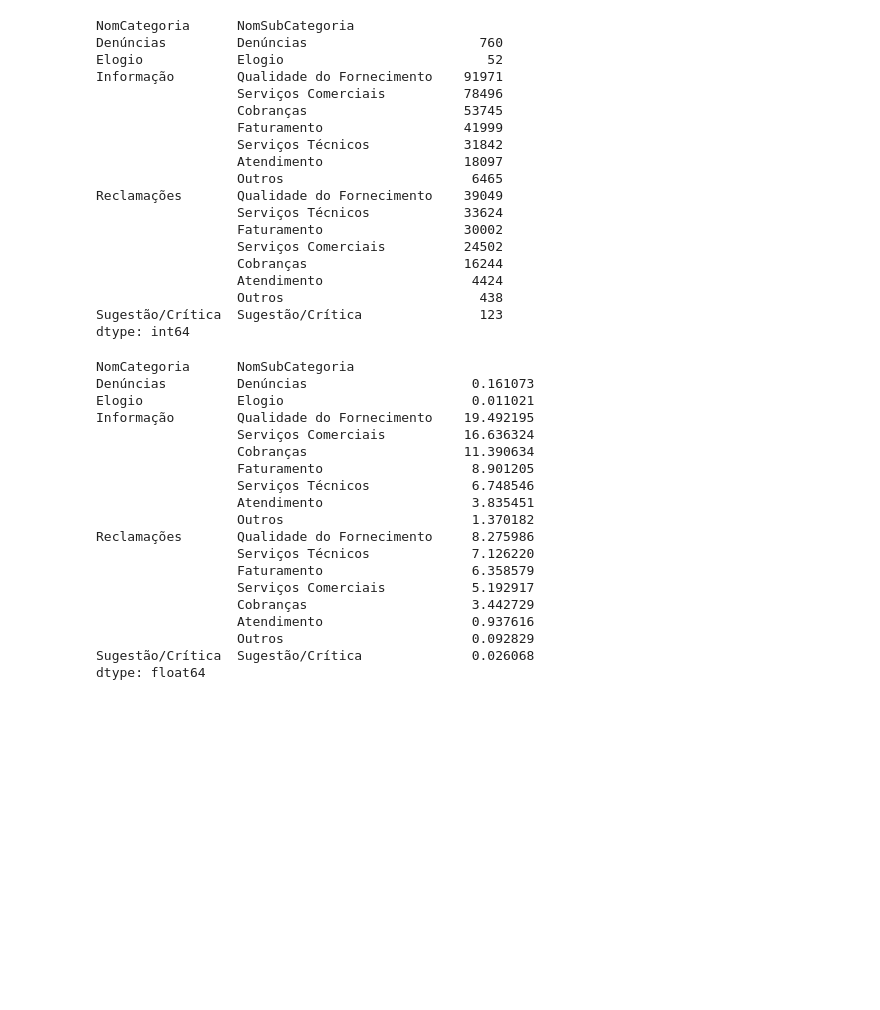
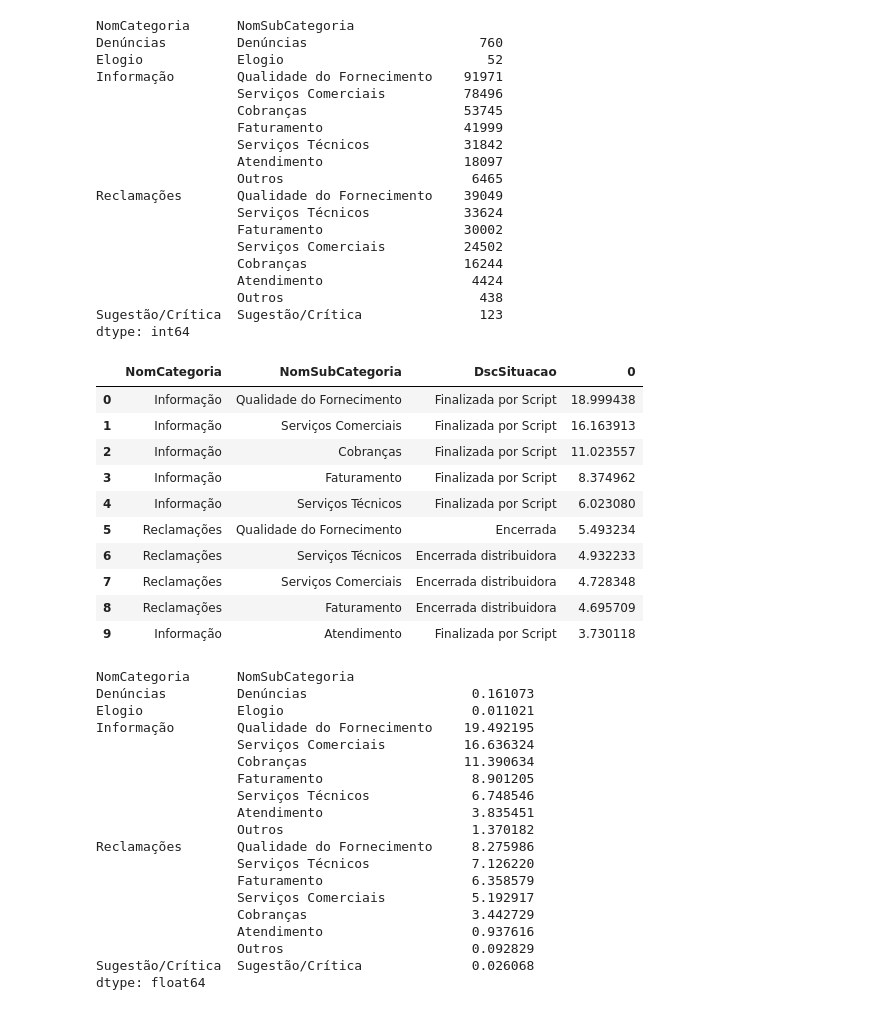
Before and after one commit to LerinaMM/satisfacao_consumidor_aneel, a Jupyter notebook: aneel_ouvidoria.ipynb, the cells around one changed output. Cells and saved outputs as stored; diff of their text form; code cells hidden in the pictures; blank space fills up the shorter version.

```diff
--- a/aneel_ouvidoria.ipynb
+++ b/aneel_ouvidoria.ipynb
@@ -120,6 +146,20 @@ Reclamações       Qualidade do Fornecimento    39049
                   Outros                         438
 Sugestão/Crítica  Sugestão/Crítica               123
 dtype: int64
+# %%
+dados.groupby('NomCategoria')[['NomSubCategoria',"DscSituacao"]].value_counts().apply(lambda x:x/(len(dados))*100).sort_values(ascending=False).nlargest(10).reset_index()
+# %% [output]
+|  | NomCategoria | NomSubCategoria | DscSituacao | 0 |
+| 0 | Informação | Qualidade do Fornecimento | Finalizada por Script | 18.999438 |
+| 1 | Informação | Serviços Comerciais | Finalizada por Script | 16.163913 |
+| 2 | Informação | Cobranças | Finalizada por Script | 11.023557 |
+| 3 | Informação | Faturamento | Finalizada por Script | 8.374962 |
+| 4 | Informação | Serviços Técnicos | Finalizada por Script | 6.023080 |
+| 5 | Reclamações | Qualidade do Fornecimento | Encerrada | 5.493234 |
+| 6 | Reclamações | Serviços Técnicos | Encerrada distribuidora | 4.932233 |
+| 7 | Reclamações | Serviços Comerciais | Encerrada distribuidora | 4.728348 |
+| 8 | Reclamações | Faturamento | Encerrada distribuidora | 4.695709 |
+| 9 | Informação | Atendimento | Finalizada por Script | 3.730118 |
 # %%
 dados.groupby('NomCategoria')[['NomSubCategoria']].value_counts().apply(lambda x:x/(len(dados))*100)
 # %% [output]
```
Also changed, not shown: parts of 16 cells of this notebook.
